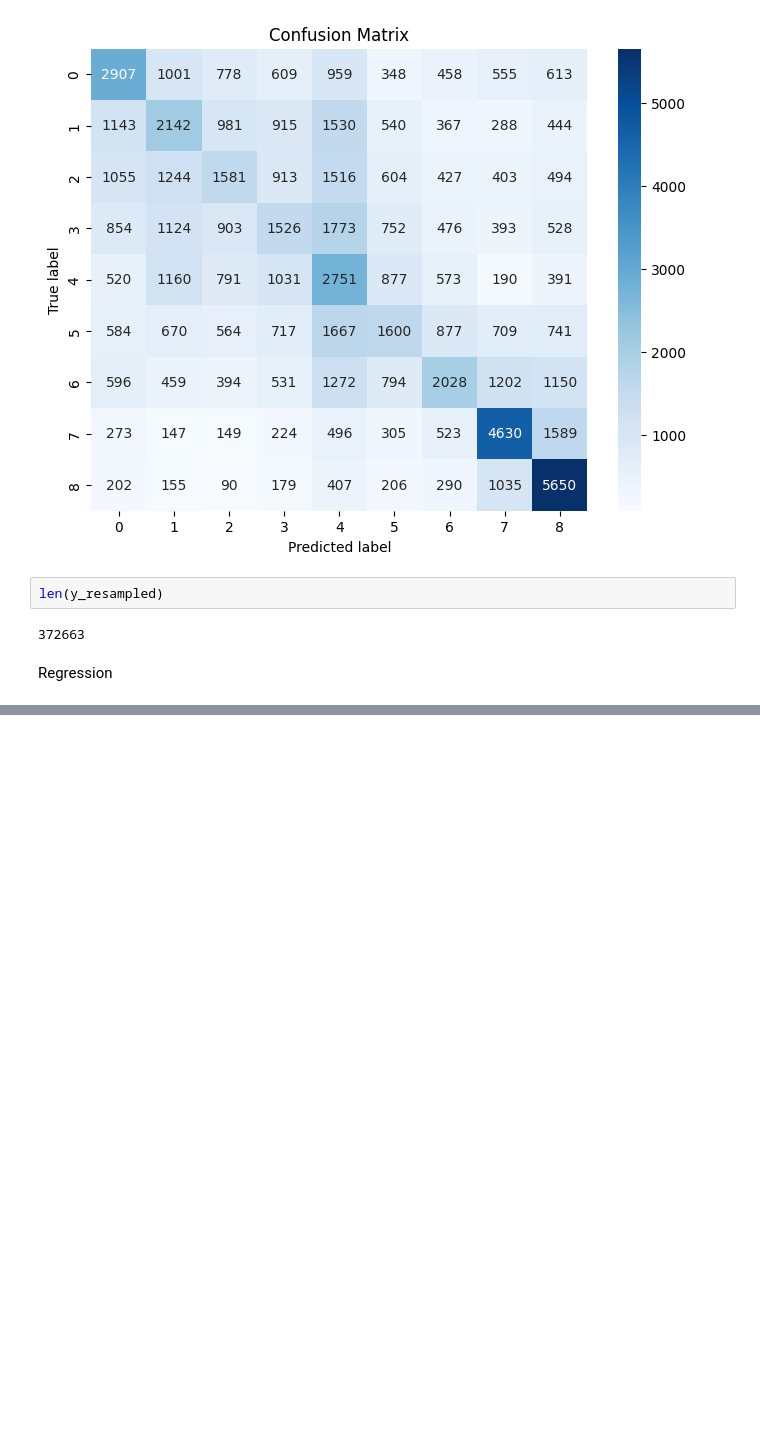
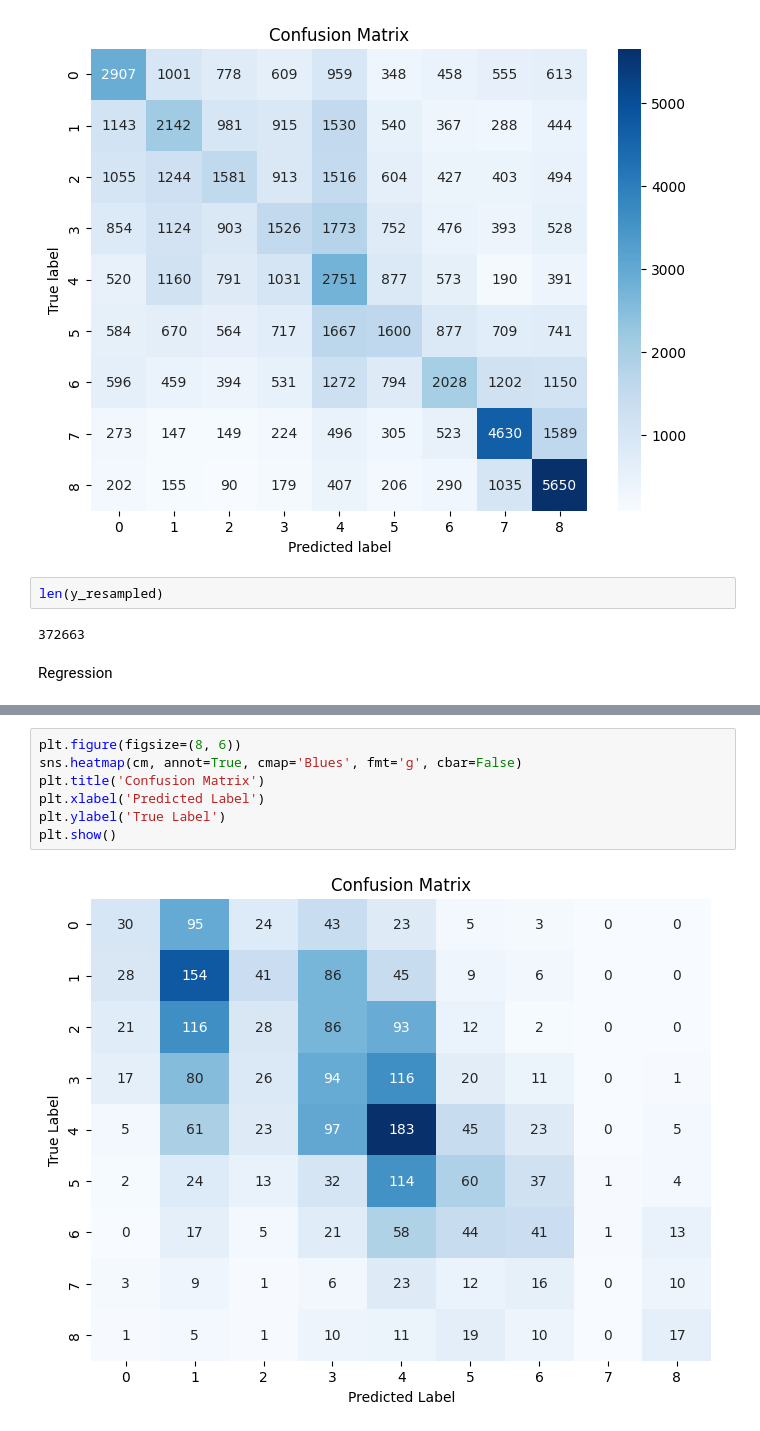
Before and after one commit to dochyun123/rainfall, a Jupyter notebook: multiclass.ipynb, the cells around one changed output, grey strips where cells are left out. Cells and saved outputs as stored; diff of their text form; blank space fills up the shorter version.

```diff
--- a/multiclass.ipynb
+++ b/multiclass.ipynb
@@ -232,0 +448,9 @@ Regression
+# %%
+plt.figure(figsize=(8, 6))
+sns.heatmap(cm, annot=True, cmap='Blues', fmt='g', cbar=False)
+plt.title('Confusion Matrix')
+plt.xlabel('Predicted Label')
+plt.ylabel('True Label')
+plt.show()
+# %% [output]
+[figure, added]
```
Also changed, not shown: parts of 23 cells of this notebook.
